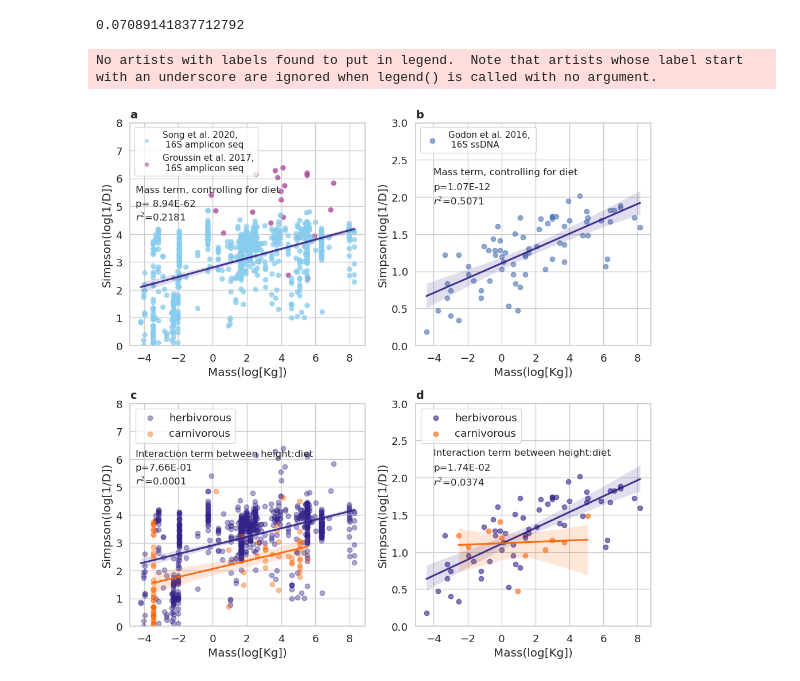
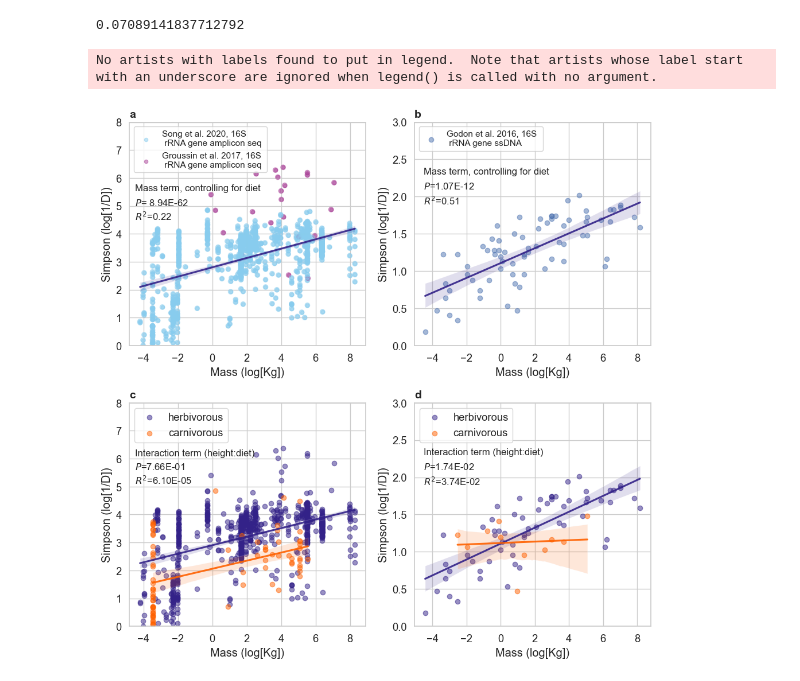
Before and after one commit to Gibbons-Lab/IBT-and-the-Gut-Microbiome, a Jupyter notebook: All_Vertebrate_Data.ipynb, the cells around one changed output. Saved outputs shown, nothing was run; the diff lists cells and outputs as text; code cells hidden in the pictures.

```diff
--- a/All_Vertebrate_Data.ipynb
+++ b/All_Vertebrate_Data.ipynb
@@ -336,13 +336,16 @@ combined_p_value[1]
 # %% [output]
 0.07089141837712792
 # %%
-sns.set_theme(style='whitegrid',font_scale=1.2)
+params= {'font.family':'sans-serif',
+         'font.sans-serif':'Arial'
+         }
+sns.set_theme(style='whitegrid', rc=params, font_scale=1.2)
 fig, axs = plt.subplots(2,2, figsize = (10,10))
 
 x='body_mass_kg'
 y= 'inv_simpson'
 
-color_label = {'#88CCEE':'Groussin et al. 2017,\n 16S amplicon seq', '#AA4499':'Song et al. 2020,\n 16S amplicon seq'}
+color_label = {'#88CCEE':'Groussin et al. 2017, 16S \n rRNA gene amplicon seq', '#AA4499':'Song et al. 2020, 16S \n rRNA gene amplicon seq'}
 colors = list(song_groussin['color'].unique())
 labels = [color_label[x] for x in song_groussin['color'].unique()]
 
@@ -353,68 +356,65 @@ sns.regplot(data = song_groussin, ax = axs[0,0],
 index =0
 for i, grp in song_groussin.groupby(['color']):
     grp.plot(kind = 'scatter', x=x, y=y, c=i, ax = axs[0,0], label = labels[index], zorder=0, alpha = 0.5)
-    # grp.plot(kind='scatter', x=x, y=y, c=i, ax=axs[0,0], zorder=0, alpha=0.5)
     index +=1
 
 axs[0,0].legend(fontsize=11)
-axs[0,0].text(-4.5,5.5, 'Mass term, controlling for diet', fontsize=12)
-axs[0,0].text(-4.5,5, f'p= {sg_mass_p:.2E}', fontsize = 12)
-axs[0,0].text(-4.5,4.5, f'$r^2$={sg_mass_r2:.4f}', fontsize=12)
-axs[0,0].set(xlabel='Mass(log[Kg])', ylabel= 'Simpson(log[1/D])')
+axs[0,0].text(-4.5,5.55, 'Mass term, controlling for diet', fontsize=12)
+axs[0,0].text(-4.5,5, f'$P$= {sg_mass_p:.2E}', fontsize = 12)
+axs[0,0].text(-4.5,4.5, f'$R^2$={sg_mass_r2:.2f}', fontsize=12)
+axs[0,0].set(xlabel='Mass (log[Kg])', ylabel= 'Simpson (log[1/D])')
 axs[0,0].set_ylim([0,8])
 axs[0,0].set_title('a', loc='left', fontweight='bold', fontsize=14)
 
 
 sns.regplot(data = godon, x=x, y=y, ax = axs[0,1],\
-           scatter_kws={'alpha':0.6}, line_kws={'color':'#332288', 'alpha':0.9})
+           scatter_kws={'alpha':0.5}, line_kws={'color':'#332288', 'alpha':0.9})
 
-# sns.regplot(data = godon, x=x, y=y, ax = axs[1],\
-           # scatter_kws={'alpha':0.6, 'color':'#44AA99'}, line_kws={'color':'#332288', 'alpha':0.9})
-axs[0,1].set(xlabel='Mass(log[Kg])', ylabel= 'Simpson(log[1/D])')
+axs[0,1].set(xlabel='Mass (log[Kg])', ylabel= 'Simpson (log[1/D])')
 axs[0,1].set_ylim([0,3])
 
-axs[0,1].text(-4, 2.3, "Mass term, controlling for diet", fontsize=12)
-axs[0,1].text(-4,2.1, f"p={g_mass_p:.2E}", fontsize=12)
-axs[0,1].text(-4,1.9, f'$r^2$={g_mass_r2:.4f}', fontsize=12)
+axs[0,1].text(-4.5, 2.3, "Mass term, controlling for diet", fontsize=12)
+axs[0,1].text(-4.5,2.1, f"$P$={g_mass_p:.2E}", fontsize=12)
+axs[0,1].text(-4.5,1.9, f'$R^2$={g_mass_r2:.2f}', fontsize=12)
 
 axs[0,1].set_title('b', loc='left', fontsize=14, fontweight='bold')
 
 
 axs[0,1].legend(loc='upper left', fontsize=11)
-axs[0,1].legend(['Godon et al. 2016, \n 16S ssDNA '],loc='upper left', fontsize=11)
+axs[0,1].legend(['Godon et al. 2016, 16S \n rRNA gene ssDNA '],loc='upper left', fontsize=11)
 
 sns.regplot(data = song_groussin[song_groussin['diet']=='herbivore'], ax = axs[1,0], x=x, y=y, \
-           scatter_kws={'alpha':0.4, 'color':'#332288'}, line_kws={'color':'#332288', 'alpha':0.9}, label='herbivorous')
+           scatter_kws={'alpha':0.5, 'color':'#332288'}, line_kws={'color':'#332288', 'alpha':0.9}, label='herbivorous')
 sns.regplot(data = song_groussin[song_groussin['diet']=='carnivore'], ax = axs[1,0], x=x, y=y, \
-            scatter_kws={'alpha':0.4, 'color':'#FE6100'}, line_kws={'color':'#FE6100', 'alpha':0.9}, label='carnivorous')
+            scatter_kws={'alpha':0.5, 'color':'#FE6100'}, line_kws={'color':'#FE6100', 'alpha':0.9}, label='carnivorous')
 axs[1,0].legend(loc='upper left')
 
-axs[1,0].set(xlabel='Mass(log[Kg])', ylabel= 'Simpson(log[1/D])')
+axs[1,0].set(xlabel='Mass (log[Kg])', ylabel= 'Simpson (log[1/D])')
 axs[1,0].set_ylim([0,8])
 axs[1,0].set_title('c', loc='left', fontweight='bold', fontsize=14)
-axs[1,0].text(-4.5, 6.1, 'Interaction term between height:diet', fontsize=12)
-axs[1,0].text(-4.5, 5.6, f"p={interaction_song_p:.2E}", fontsize=12)
-axs[1,0].text(-4.5, 5.1, f'$r^2$={interaction_song_rsq:.4f}', fontsize=12)
+axs[1,0].text(-4.5, 6.1, 'Interaction term (height:diet)', fontsize=12)
+axs[1,0].text(-4.5, 5.6, f"$P$={interaction_song_p:.2E}", fontsize=12)
+axs[1,0].text(-4.5, 5.1, f'$R^2$={interaction_song_rsq:.2E}', fontsize=12)
 
 
 sns.regplot(data = godon[godon['diet']=='herbivore'], x=x, y=y, ax = axs[1,1],\
-           scatter_kws={'alpha':0.6, 'color':'#332288'}, line_kws={'color':'#332288', 'alpha':0.9}, label='herbivorous')
+           scatter_kws={'alpha':0.5, 'color':'#332288'}, line_kws={'color':'#332288', 'alpha':0.9}, label='herbivorous')
 sns.regplot(data = godon[godon['diet']=='carnivore'], x=x, y=y, ax = axs[1,1],\
-           scatter_kws={'alpha':0.6, 'color':'#FE6100'}, line_kws={'color':'#FE6100', 'alpha':0.9}, label='carnivorous')
+           scatter_kws={'alpha':0.5, 'color':'#FE6100'}, line_kws={'color':'#FE6100', 'alpha':0.9}, label='carnivorous')
 axs[1,1].legend(loc='upper left')
 
-axs[1,1].set(xlabel='Mass(log[Kg])', ylabel= 'Simpson(log[1/D])')
+axs[1,1].set(xlabel='Mass (log[Kg])', ylabel= 'Simpson (log[1/D])')
 axs[1,1].set_ylim([0,3])
 
 axs[1,1].set_title('d', loc='left', fontsize=14, fontweight='bold')
-axs[1,1].text(-4, 2.3, 'Interaction term between height:diet', fontsize=12)
-axs[1,1].text(-4, 2.1, f'p={interaction_godon_p:.2E}', fontsize=12)
-axs[1,1].text(-4, 1.9, f'$r^2$={interaction_godon_rsq:.4f}', fontsize=12)
+axs[1,1].text(-4.5, 2.3, 'Interaction term (height:diet)', fontsize=12)
+axs[1,1].text(-4.5, 2.1, f'$P$={interaction_godon_p:.2E}', fontsize=12)
+axs[1,1].text(-4.5, 1.9, f'$R^2$={interaction_godon_rsq:.2E}', fontsize=12)
 
 fig.tight_layout()
 # %% [output]
 No artists with labels found to put in legend.  Note that artists whose label start with an underscore are ignored when legend() is called with no argument.
-[figure, old version]
+[figure, new version]
 # %%
 # Save fig
 fig.savefig(genpath+'/output/vertebrate_plots.pdf')
```
Also changed, not shown: 21 other files.
